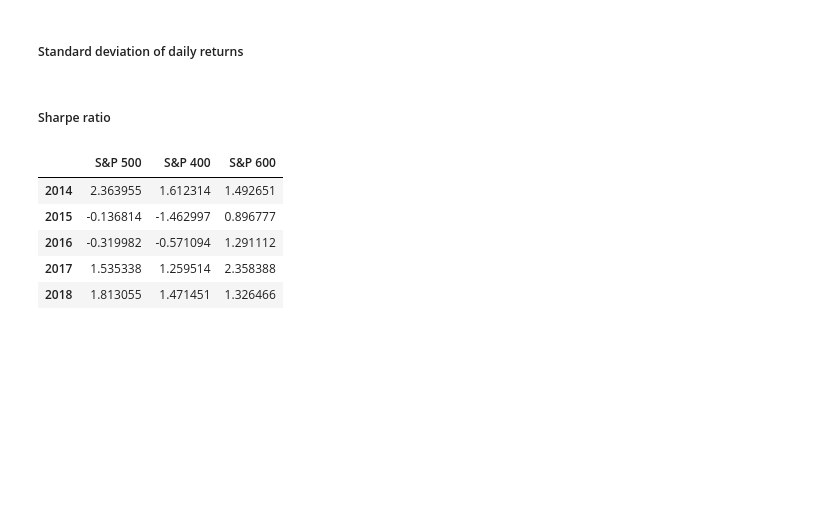
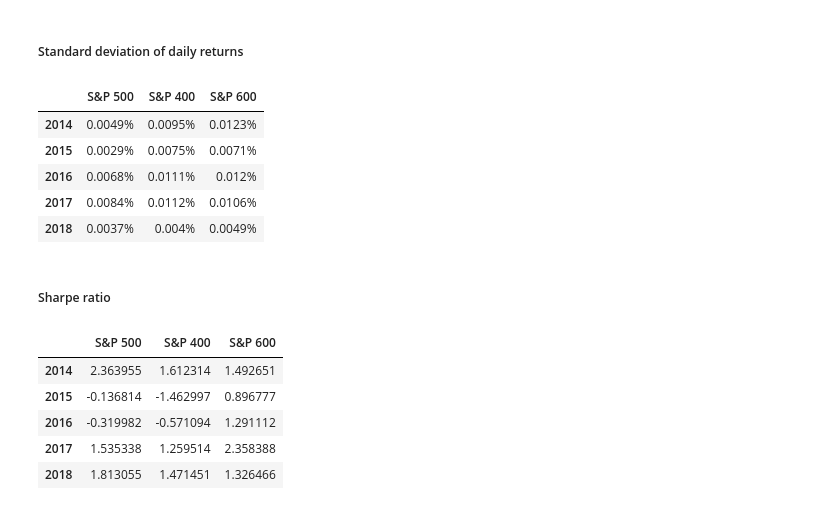
Before and after one commit to DinodC/backtesting-mean-reverting-strategy, a Jupyter notebook: 03_backtesting_trading_strategy.ipynb, the cells around one changed output. Saved outputs shown, nothing was run; the diff lists cells and outputs as text; code cells hidden in the pictures; blank space fills up the shorter version.

```diff
--- a/03_backtesting_trading_strategy.ipynb
+++ b/03_backtesting_trading_strategy.ipynb
@@ -239,6 +255,15 @@ sp_avg_returns = pd.DataFrame({'S&P 500': (sp_performance['sp500']['Avg Daily Re
 sp_std_returns = pd.DataFrame({'S&P 500': (sp_performance['sp500']['Std Daily Returns'] * 100).round(4).astype('str') + '%',
                                'S&P 400': (sp_performance['sp400']['Std Daily Returns'] * 100).round(4).astype('str') + '%',
                                'S&P 600': (sp_performance['sp600']['Std Daily Returns'] * 100).round(4).astype('str') + '%',})
+# %%
+sp_std_returns
+# %% [output]
+|  | S&P 500 | S&P 400 | S&P 600 |
+| 2014 | 0.0049% | 0.0095% | 0.0123% |
+| 2015 | 0.0029% | 0.0075% | 0.0071% |
+| 2016 | 0.0068% | 0.0111% | 0.012% |
+| 2017 | 0.0084% | 0.0112% | 0.0106% |
+| 2018 | 0.0037% | 0.004% | 0.0049% |
 # %% [markdown]
 ##### Sharpe ratio
 # %%
```
Also changed, not shown: parts of 11 cells of this notebook.
